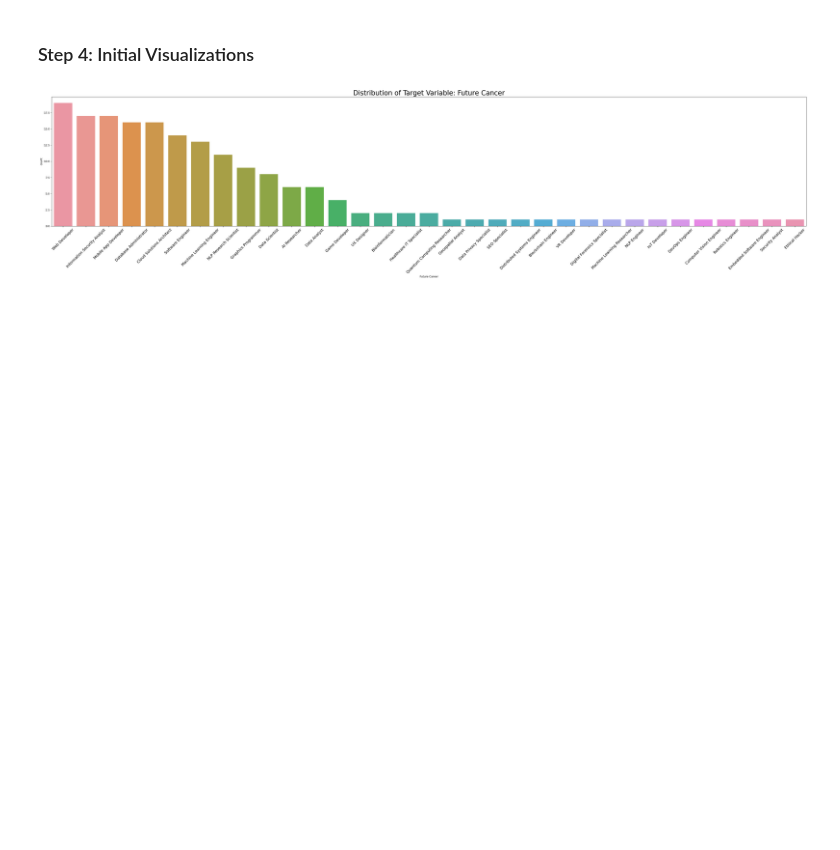
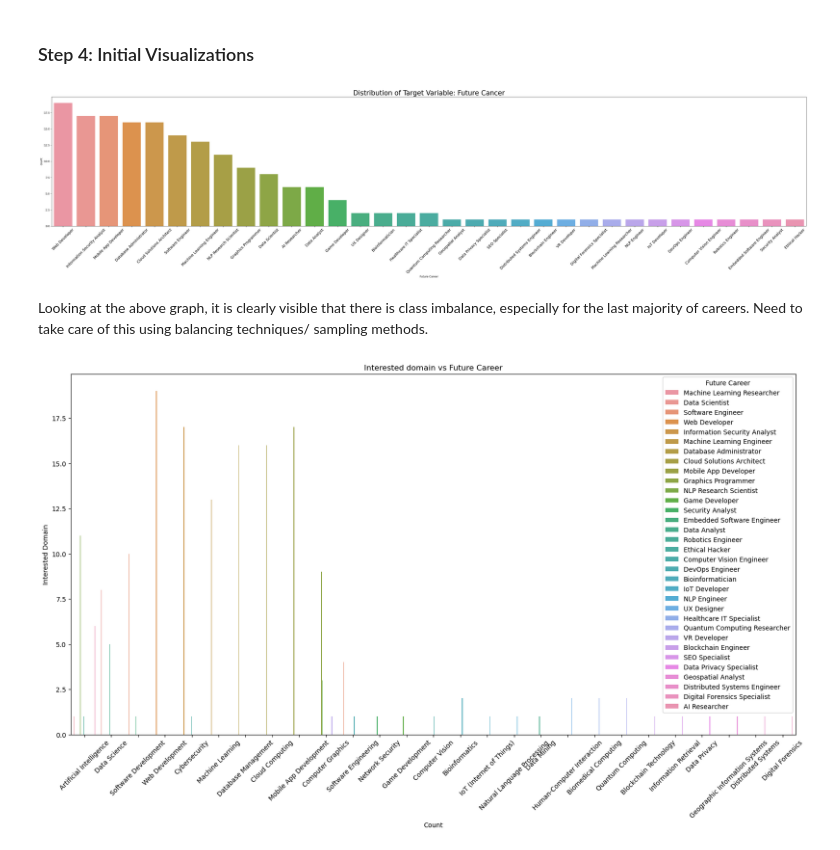
Before and after one commit to pegasus991/career-counsellor-ml, a Jupyter notebook: notebooks/EDA.ipynb, the cells around one changed output. Saved outputs shown, nothing was run; the diff lists cells and outputs as text; code cells hidden in the pictures; blank space fills up the shorter version.

Commit message:
Testing of a new vizualization technique

```diff
--- a/notebooks/EDA.ipynb
+++ b/notebooks/EDA.ipynb
@@ -100,3 +100,16 @@ plt.tight_layout()
 plt.show()
 # %% [output]
 [figure]
+# %% [markdown]
+Looking at the above graph, it is clearly visible that there is class imbalance, especially for the last majority of careers. Need to take care of this using balancing techniques/ sampling methods.
+# %%
+#Interested domain vs Future career
+plt.figure(figsize=(20,10))
+sns.countplot(data=df, x='Interested Domain', hue='Future Career')
+plt.title("Interested domain vs Future Career")
+plt.xticks(rotation=45)
+plt.xlabel('Count')
+plt.ylabel('Interested Domain')
+plt.show()
+# %% [output]
+[figure, added]
```
Also changed, not shown: parts of 3 cells of this notebook.
